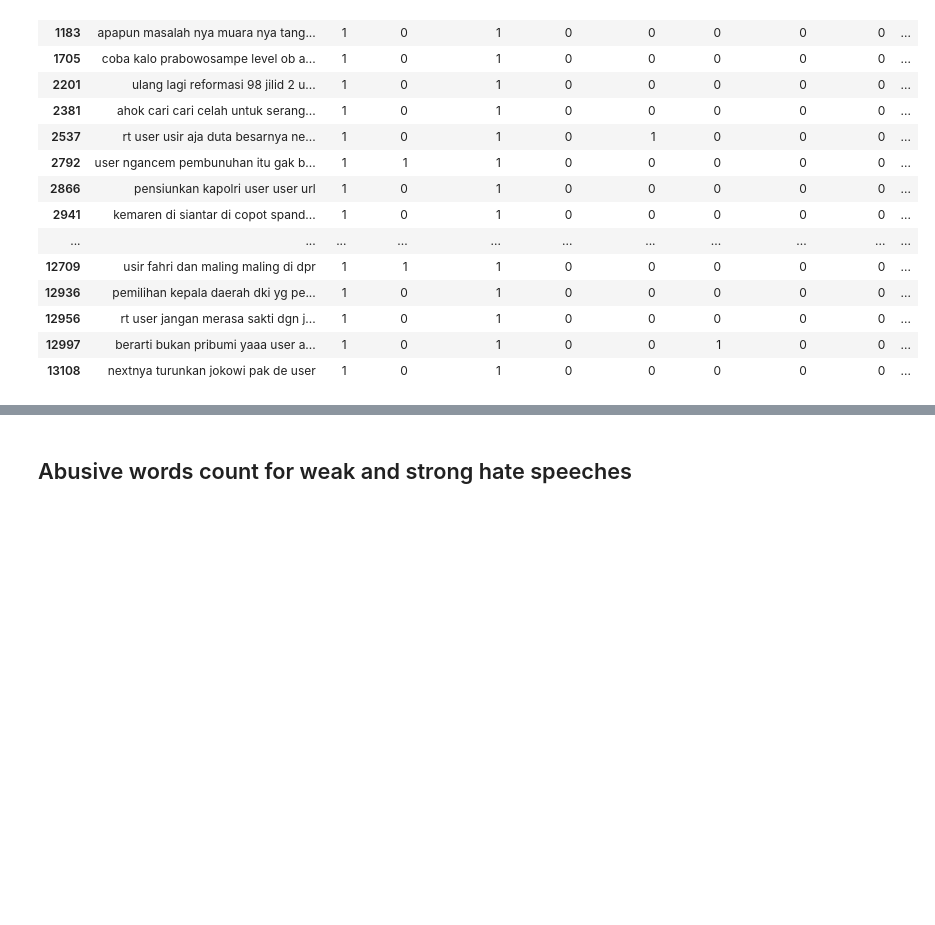
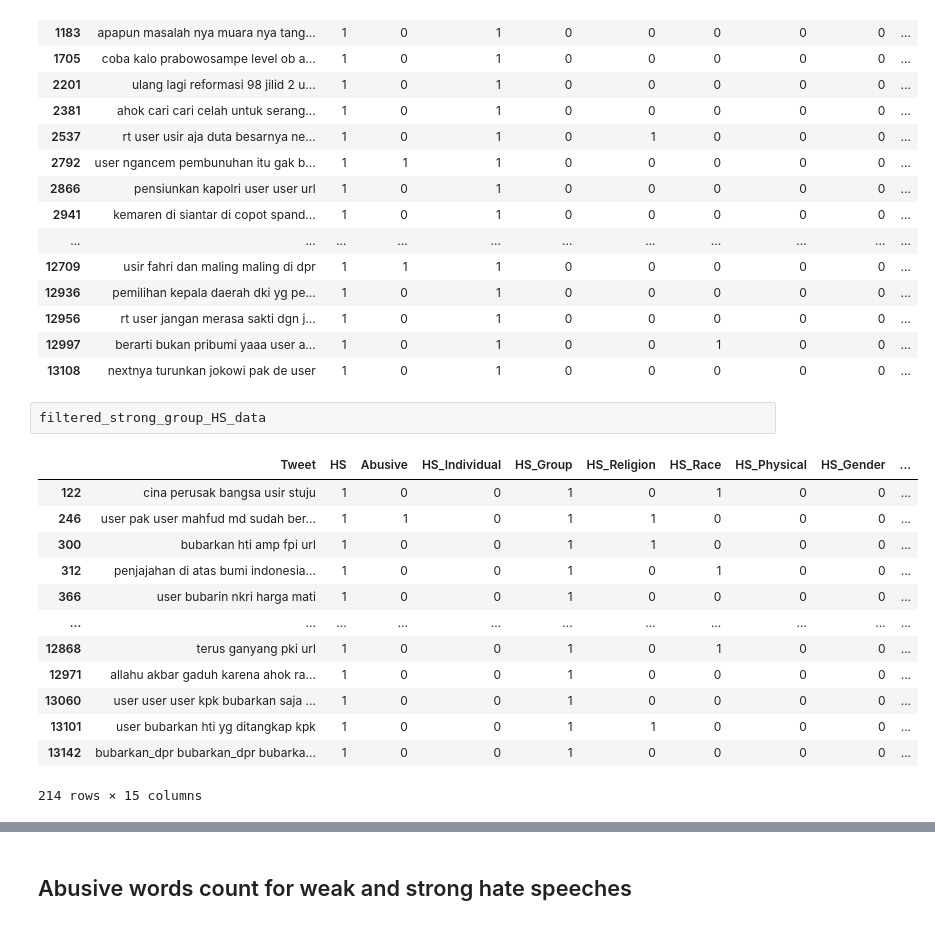
Before and after one commit to pasasageyo18/Binar-Challenge-Gold-Processing-Data, a Jupyter notebook: challenge.ipynb, the cells around one changed output, grey strips where cells are left out. Drawn from its saved outputs; the diff is of its cells as text; blank space fills up the shorter version.

```diff
--- a/challenge.ipynb
+++ b/challenge.ipynb
@@ -289,3 +257,19 @@ filtered_strong_individual_HS_data
 | 12956 | rt user jangan merasa sakti dgn j... | 1 | 0 | 1 | 0 | 0 | 0 | 0 | 0 | ... |
 | 12997 | berarti bukan pribumi yaaa user a... | 1 | 0 | 1 | 0 | 0 | 1 | 0 | 0 | ... |
 | 13108 | nextnya turunkan jokowi pak de user | 1 | 0 | 1 | 0 | 0 | 0 | 0 | 0 | ... |
+# %%
+filtered_strong_group_HS_data
+# %% [output]
+|  | Tweet | HS | Abusive | HS_Individual | HS_Group | HS_Religion | HS_Race | HS_Physical | HS_Gender | ... |
+| 122 | cina perusak bangsa usir stuju | 1 | 0 | 0 | 1 | 0 | 1 | 0 | 0 | ... |
+| 246 | user pak user mahfud md sudah ber... | 1 | 1 | 0 | 1 | 1 | 0 | 0 | 0 | ... |
+| 300 | bubarkan hti amp fpi url | 1 | 0 | 0 | 1 | 1 | 0 | 0 | 0 | ... |
+| 312 | penjajahan di atas bumi indonesia... | 1 | 0 | 0 | 1 | 0 | 1 | 0 | 0 | ... |
+| 366 | user bubarin nkri harga mati | 1 | 0 | 0 | 1 | 0 | 0 | 0 | 0 | ... |
+| ... | ... | ... | ... | ... | ... | ... | ... | ... | ... | ... |
+| 12868 | terus ganyang pki url | 1 | 0 | 0 | 1 | 0 | 1 | 0 | 0 | ... |
+| 12971 | allahu akbar gaduh karena ahok ra... | 1 | 0 | 0 | 1 | 0 | 0 | 0 | 0 | ... |
+| 13060 | user user user kpk bubarkan saja ... | 1 | 0 | 0 | 1 | 0 | 0 | 0 | 0 | ... |
+| 13101 | user bubarkan hti yg ditangkap kpk | 1 | 0 | 0 | 1 | 1 | 0 | 0 | 0 | ... |
+| 13142 | bubarkan_dpr bubarkan_dpr bubarka... | 1 | 0 | 0 | 1 | 0 | 0 | 0 | 0 | ... |
+214 rows × 15 columns
```
Also changed, not shown: parts of 4 cells of this notebook.
